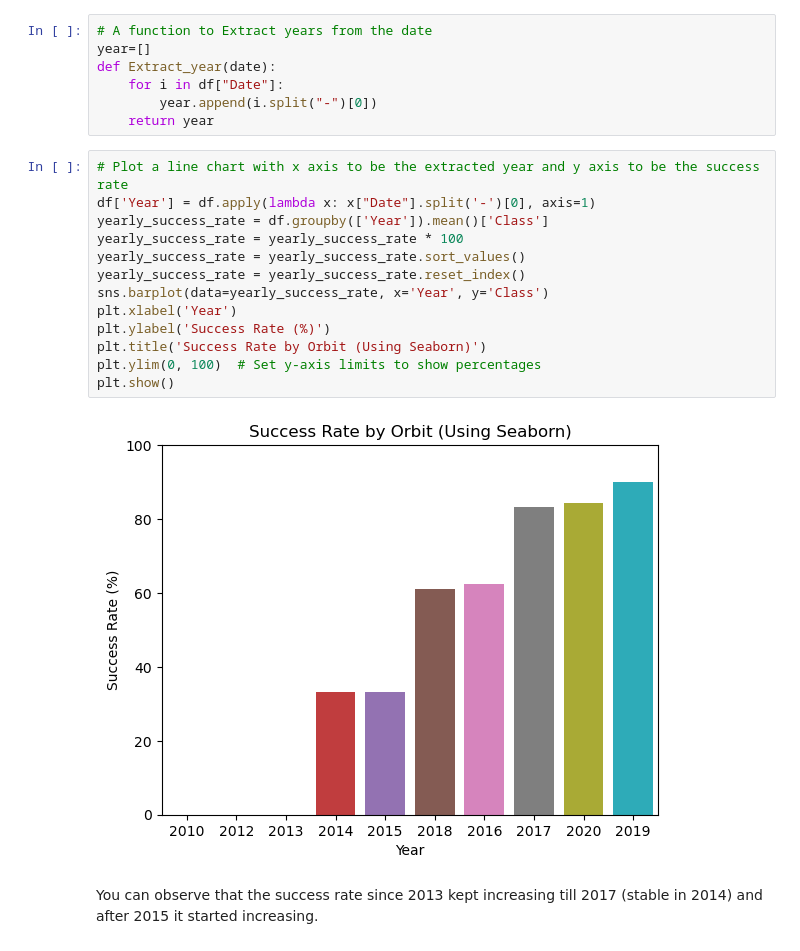
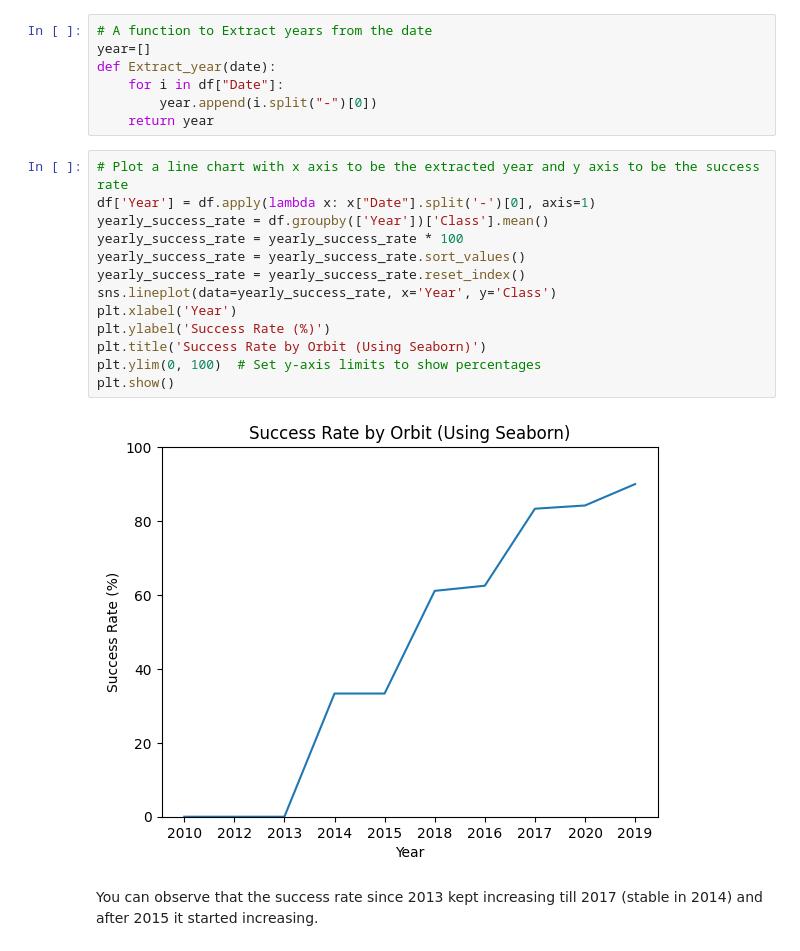
Before and after one commit to austinleemv/IBM_DS_AppliedDataScienceCapstone, a Jupyter notebook: jupyter-labs-eda-dataviz.ipynb, the cells around one changed output. Drawn from its saved outputs; the diff is of its cells as text.

```diff
--- a/jupyter-labs-eda-dataviz.ipynb
+++ b/jupyter-labs-eda-dataviz.ipynb
@@ -174,18 +174,18 @@ def Extract_year(date):
 # %%
 # Plot a line chart with x axis to be the extracted year and y axis to be the success rate
 df['Year'] = df.apply(lambda x: x["Date"].split('-')[0], axis=1)
-yearly_success_rate = df.groupby(['Year']).mean()['Class']
+yearly_success_rate = df.groupby(['Year'])['Class'].mean()
 yearly_success_rate = yearly_success_rate * 100
 yearly_success_rate = yearly_success_rate.sort_values()
 yearly_success_rate = yearly_success_rate.reset_index()
-sns.barplot(data=yearly_success_rate, x='Year', y='Class')
+sns.lineplot(data=yearly_success_rate, x='Year', y='Class')
 plt.xlabel('Year')
 plt.ylabel('Success Rate (%)')
 plt.title('Success Rate by Orbit (Using Seaborn)')
 plt.ylim(0, 100)  # Set y-axis limits to show percentages
 plt.show()
 # %% [output]
-[figure, old version]
+[figure, new version]
 # %% [markdown]
 You can observe that the success rate since 2013 kept increasing till 2017 (stable in 2014) and after 2015 it started increasing.
 # %% [markdown]
```
Also changed, not shown: parts of 6 cells of this notebook.
